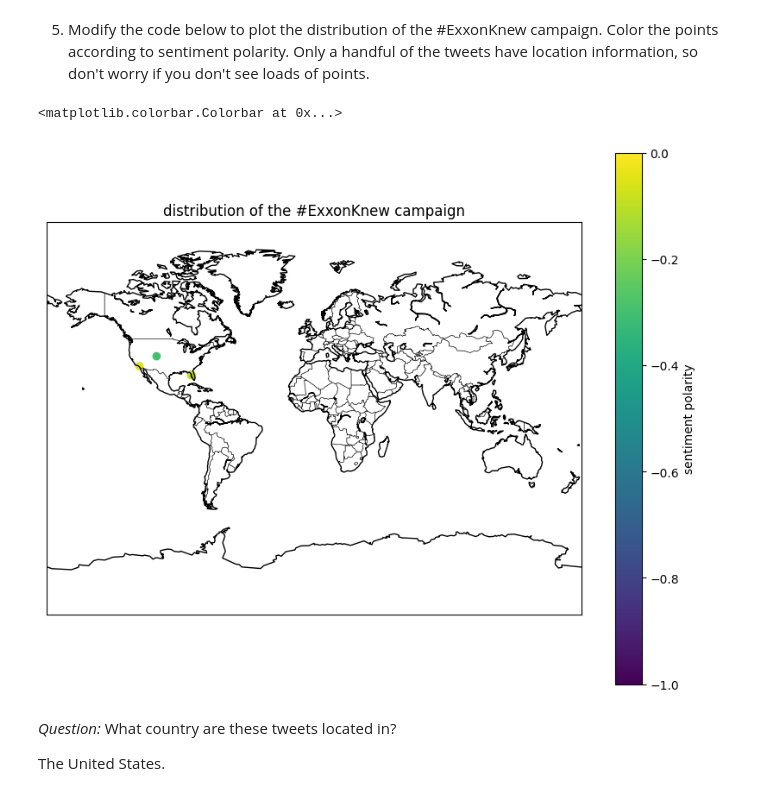
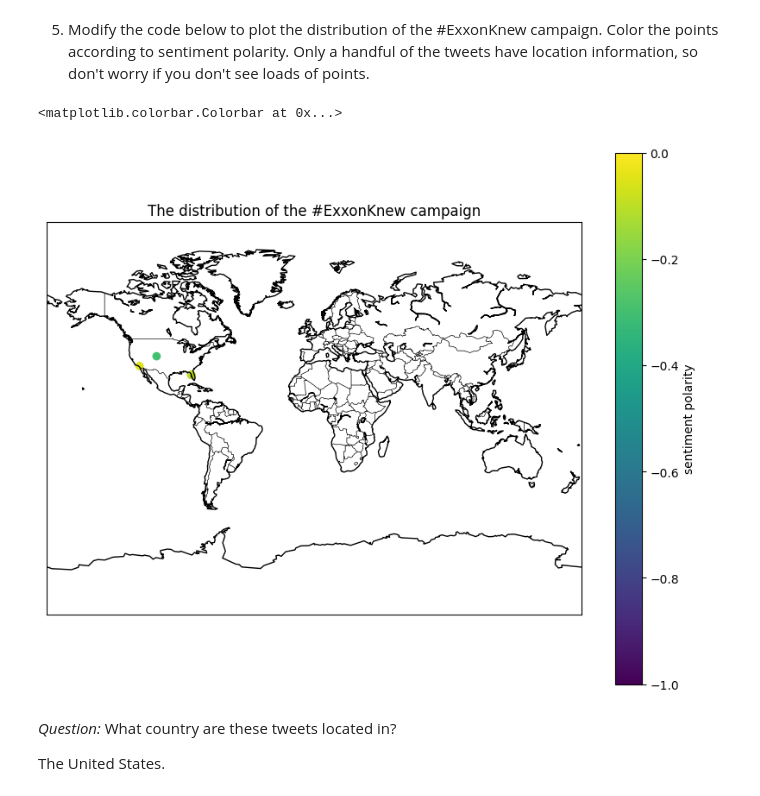
Before and after one commit to EurusNygblepot/QM2, a Jupyter notebook: notebooks/W04. Natural Language Processing.ipynb, the cells around one changed output. Drawn from its saved outputs; the diff is of its cells as text; code cells hidden in the pictures.

```diff
--- a/notebooks/W04. Natural Language Processing.ipynb
+++ b/notebooks/W04. Natural Language Processing.ipynb
@@ -631,25 +631,25 @@ filteredsample
 # %%
 import matplotlib.pyplot as plt
 from mpl_toolkits.basemap import Basemap
 
 map = Basemap(projection='mill')
 
 map.drawcountries()
 map.drawcoastlines()
 
 map.scatter(
       filteredsample['latitude'],
       filteredsample['longitude'],
       c=filteredsample['polarity'],
       latlon=True,
       vmin=-1,
       vmax=0)
 
-plt.title('distribution of the #ExxonKnew campaign')
+plt.title('The distribution of the #ExxonKnew campaign')
 plt.colorbar(label='sentiment polarity')
 # %% [output]
 <matplotlib.colorbar.Colorbar at 0x...>
-[figure, old version]
+[figure, new version]
 # %% [markdown]
 *Question:* What country are these tweets located in?
 
```
